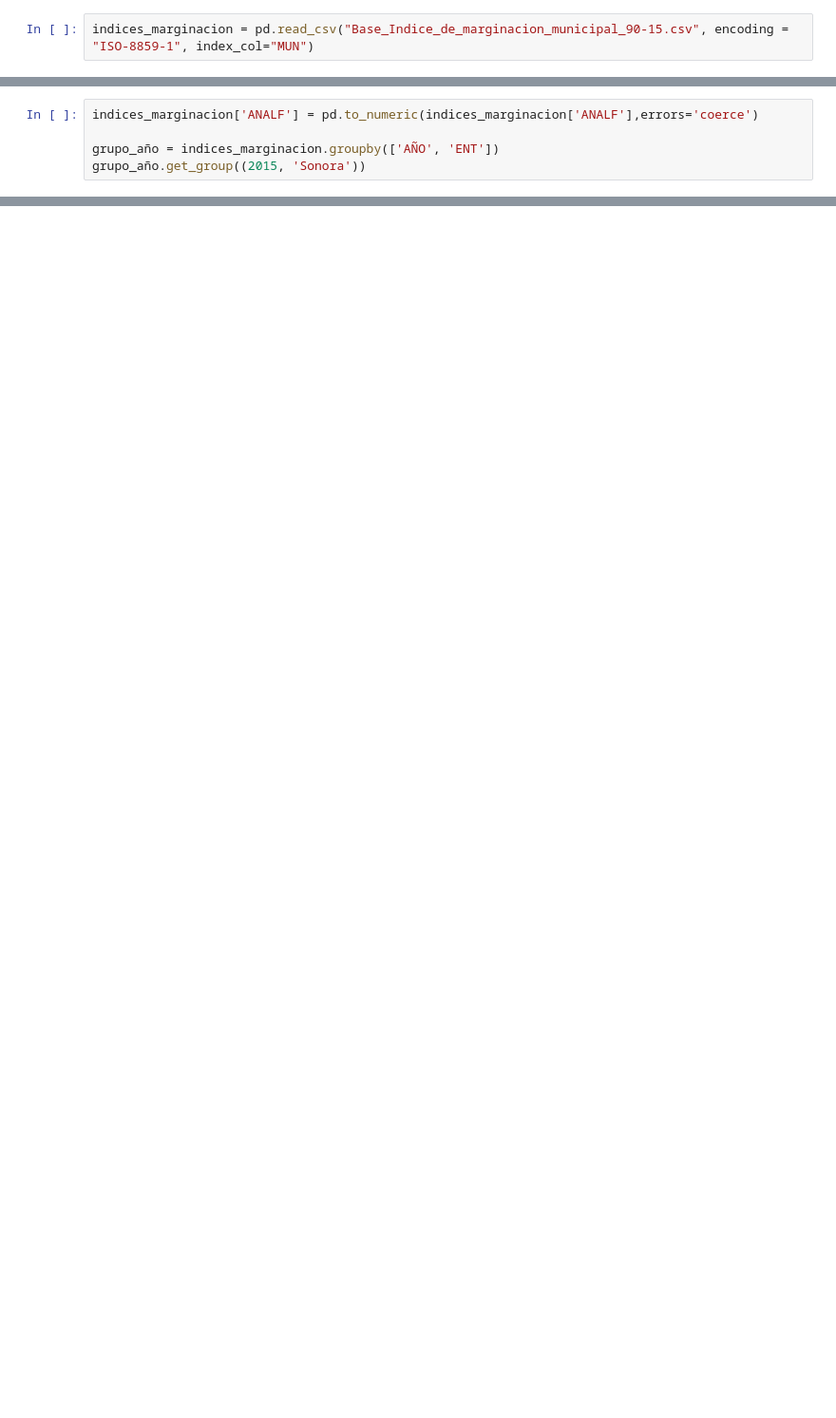
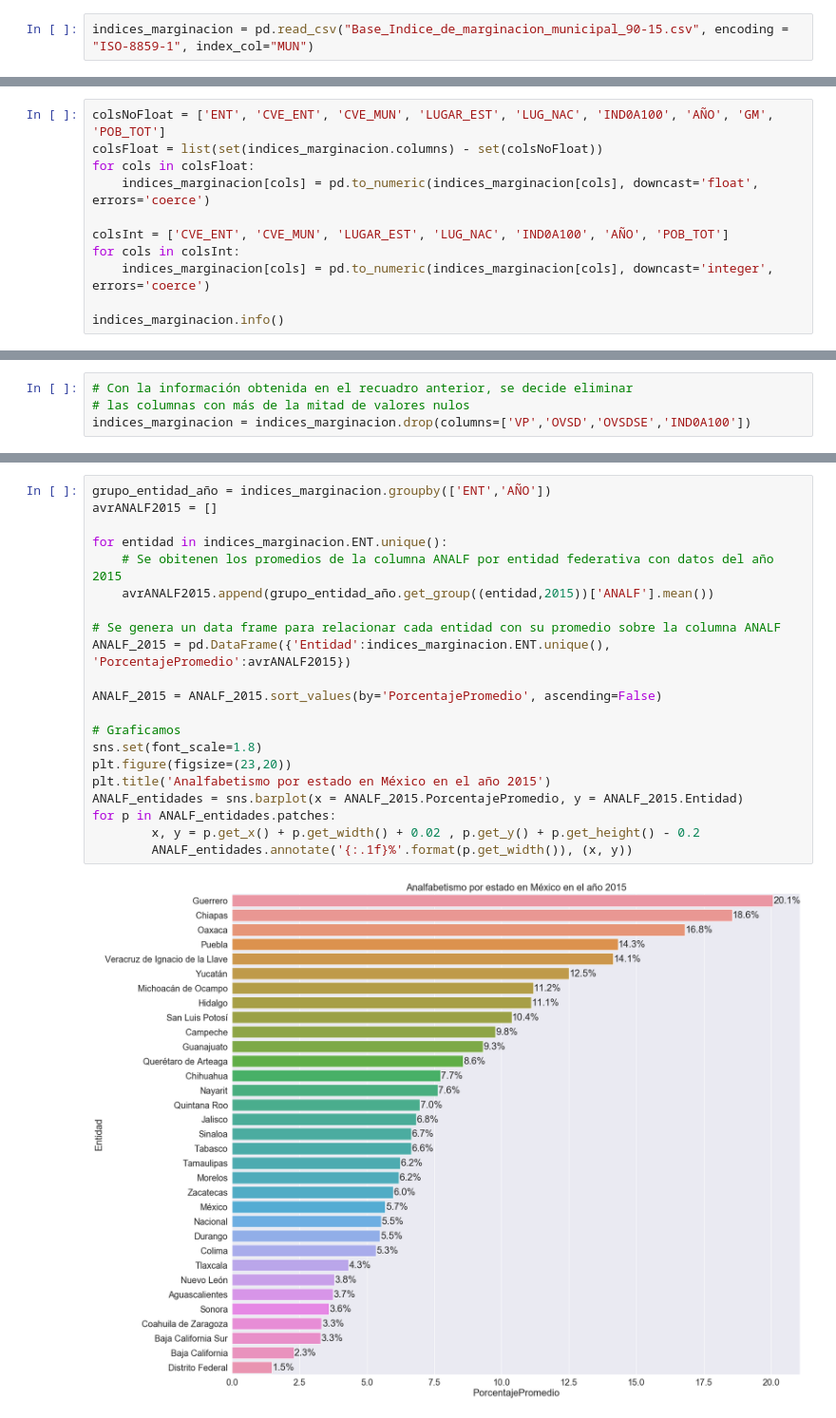
Before and after one commit to BrayanDurazo/EvidenciasCursoML, a Jupyter notebook: Datos_marginacion.ipynb, the cells around one changed output, grey strips where cells are left out. Shown at 95% size. Drawn from its saved outputs; the diff is of its cells as text; blank space fills up the shorter version.

```diff
--- a/Datos_marginacion.ipynb
+++ b/Datos_marginacion.ipynb
@@ -39,5 +25,0 @@ indices_marginacion.head(20)
-# %%
-indices_marginacion['ANALF'] = pd.to_numeric(indices_marginacion['ANALF'],errors='coerce')
-
-grupo_año = indices_marginacion.groupby(['AÑO', 'ENT'])
-grupo_año.get_group((2015, 'Sonora'))
@@ -70,0 +50,11 @@ sns.barplot(x = sonora2015['ANALF'], y = sonora2015.index)
+# %%
+colsNoFloat = ['ENT', 'CVE_ENT', 'CVE_MUN', 'LUGAR_EST', 'LUG_NAC', 'IND0A100', 'AÑO', 'GM', 'POB_TOT']
+colsFloat = list(set(indices_marginacion.columns) - set(colsNoFloat))
+for cols in colsFloat:
+    indices_marginacion[cols] = pd.to_numeric(indices_marginacion[cols], downcast='float', errors='coerce')
+
+colsInt = ['CVE_ENT', 'CVE_MUN', 'LUGAR_EST', 'LUG_NAC', 'IND0A100', 'AÑO', 'POB_TOT']
+for cols in colsInt:
+    indices_marginacion[cols] = pd.to_numeric(indices_marginacion[cols], downcast='integer', errors='coerce')
+
+indices_marginacion.info()
@@ -70,0 +79,4 @@ sns.barplot(x = sonora2015['ANALF'], y = sonora2015.index)
+# %%
+# Con la información obtenida en el recuadro anterior, se decide eliminar
+# las columnas con más de la mitad de valores nulos
+indices_marginacion = indices_marginacion.drop(columns=['VP','OVSD','OVSDSE','IND0A100'])
@@ -70,0 +86,23 @@ sns.barplot(x = sonora2015['ANALF'], y = sonora2015.index)
+# %%
+grupo_entidad_año = indices_marginacion.groupby(['ENT','AÑO'])
+avrANALF2015 = []
+
+for entidad in indices_marginacion.ENT.unique():
+    # Se obitenen los promedios de la columna ANALF por entidad federativa con datos del año 2015
+    avrANALF2015.append(grupo_entidad_año.get_group((entidad,2015))['ANALF'].mean())
+
+# Se genera un data frame para relacionar cada entidad con su promedio sobre la columna ANALF
+ANALF_2015 = pd.DataFrame({'Entidad':indices_marginacion.ENT.unique(), 'PorcentajePromedio':avrANALF2015})
+
+ANALF_2015 = ANALF_2015.sort_values(by='PorcentajePromedio', ascending=False)
+
+# Graficamos
+sns.set(font_scale=1.8)
+plt.figure(figsize=(23,20))
+plt.title('Analfabetismo por estado en México en el año 2015')
+ANALF_entidades = sns.barplot(x = ANALF_2015.PorcentajePromedio, y = ANALF_2015.Entidad)
+for p in ANALF_entidades.patches:
+        x, y = p.get_x() + p.get_width() + 0.02 , p.get_y() + p.get_height() - 0.2
+        ANALF_entidades.annotate('{:.1f}%'.format(p.get_width()), (x, y))
+# %% [output]
+[figure, added]
```
Also changed, not shown: parts of 14 cells of this notebook.
